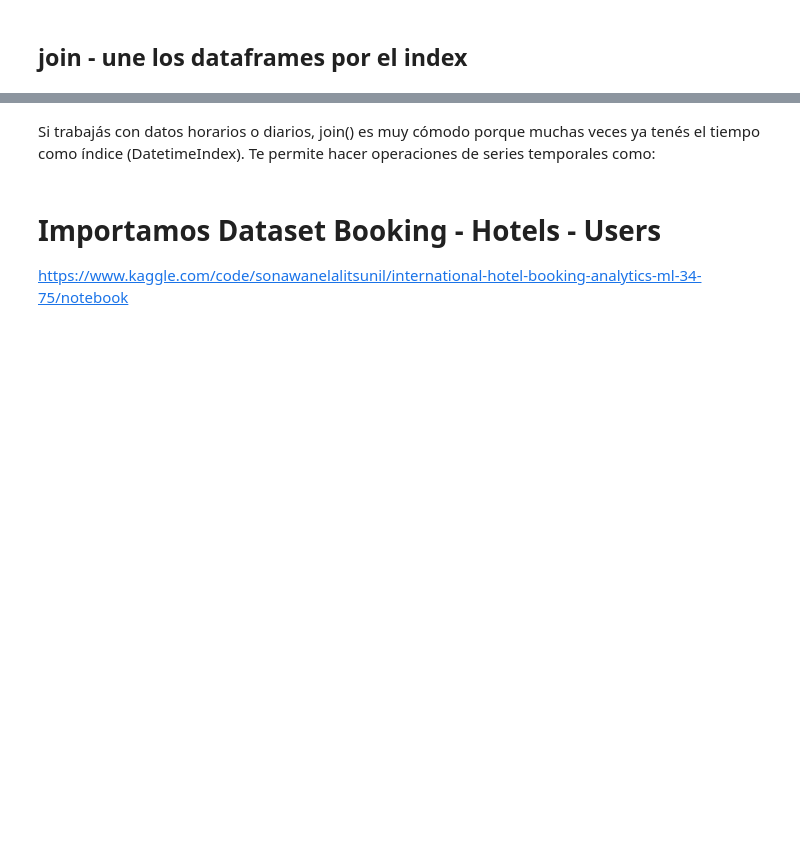
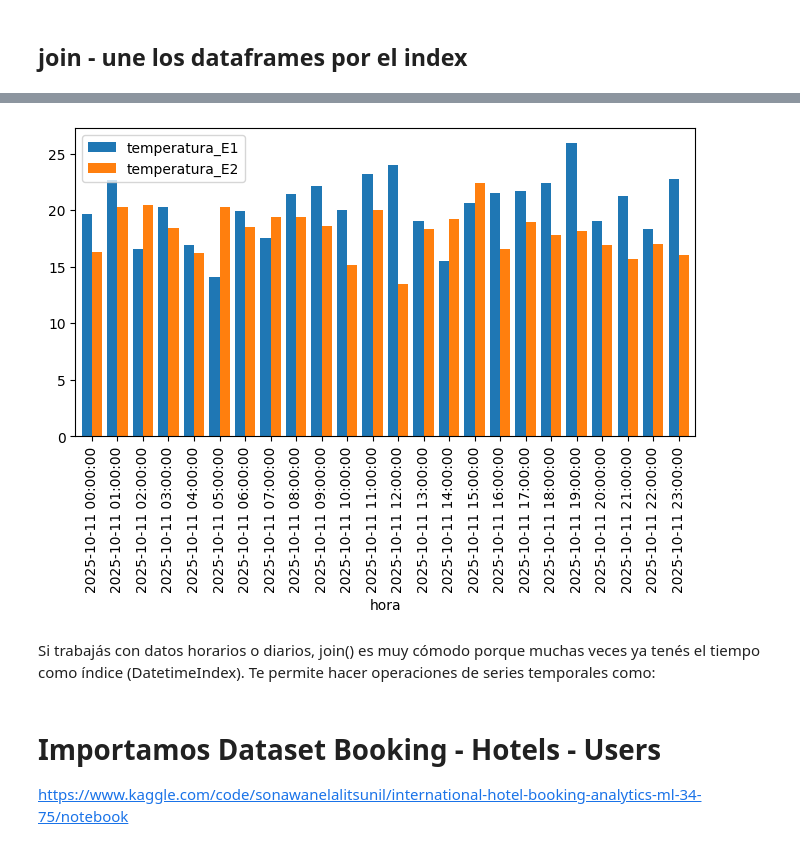
Before and after one commit to gafitabaires/TT-2C2025-Data-Analitycs-Notebooks, a Jupyter notebook: Clase_8/Clase_08_NB1_Cat_Merge_Join.ipynb, the cells around one changed output, grey strips where cells are left out. Saved outputs shown, nothing was run; the diff lists cells and outputs as text; code cells hidden in the pictures; blank space fills up the shorter version.

```diff
--- a/Clase_8/Clase_08_NB1_Cat_Merge_Join.ipynb
+++ b/Clase_8/Clase_08_NB1_Cat_Merge_Join.ipynb
@@ -97,5 +113,7 @@ Lo usamos para comparar las mediciones de las estaciones
 ## join - une los dataframes por el index
 # %%
 # Establecemos 'hora' como índice
+estacion1=estacion1.set_index("hora")
+estacion2=estacion2.set_index("hora")
 # %%
 # Unimos por índice (hora)
@@ -104,2 +142,4 @@ Lo usamos para comparar las mediciones de las estaciones
 # %%
 # Unimos solo las columnas de temperatura de ambas estaciones
+e1_e2_join_cust_solotemp=estacion1[["temperatura"]].join(estacion2[["temperatura"]], lsuffix="_E1", rsuffix="_E2")
+e1_e2_join_cust_solotemp.head()
@@ -108,3 +154,10 @@ Lo usamos para comparar las mediciones de las estaciones
+# %%
+# Vere un gráfico comparativo
+import matplotlib.pyplot as plt
+e1_e2_join_cust_solotemp.plot(kind="bar", width=0.8, figsize=(8, 4))
+plt.show()
+# %% [output]
+[figure, added]
 # %% [markdown]
 Si trabajás con datos horarios o diarios, join() es muy cómodo porque muchas veces ya tenés el tiempo como índice (DatetimeIndex). Te permite hacer operaciones de series temporales como:
 # %% [markdown]
```
Also changed, not shown: parts of 21 cells of this notebook.
